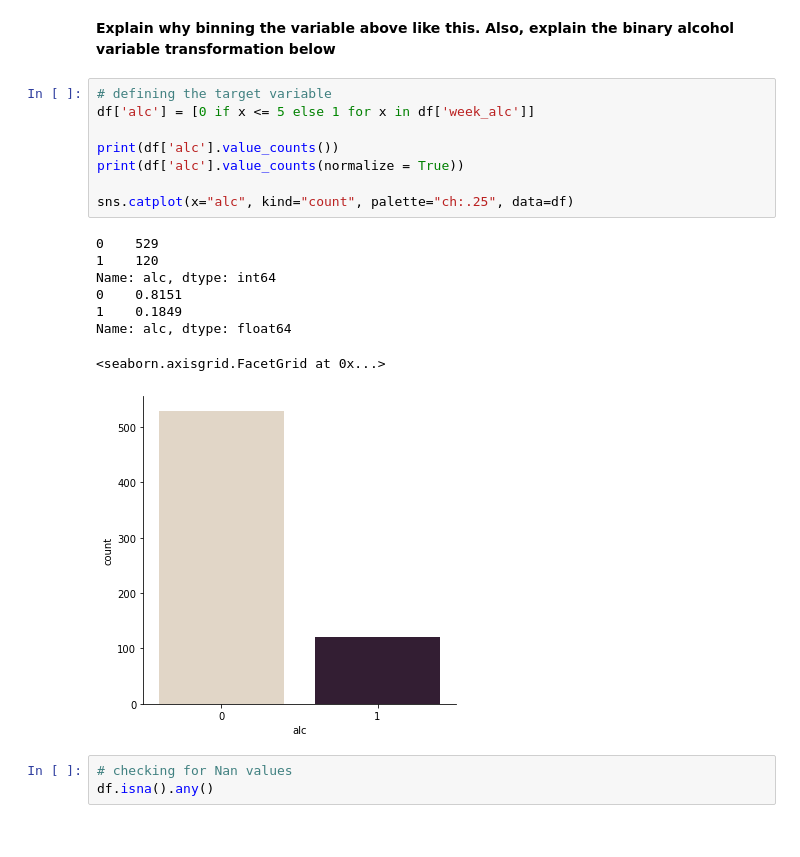
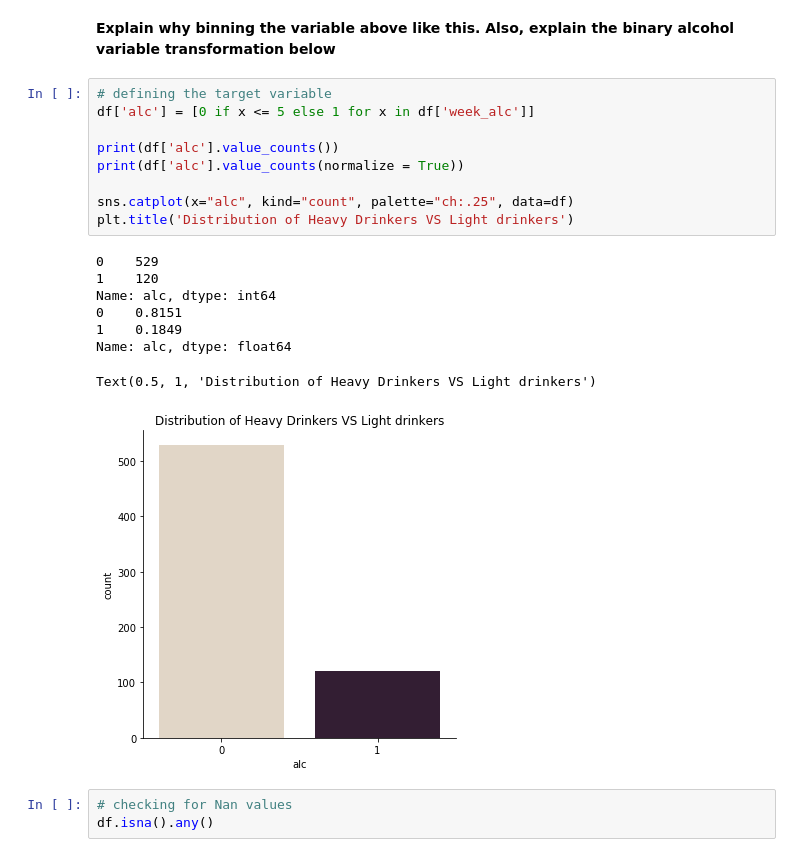
Before and after one commit to Yeshi341/Student_Alcohol_Consumption, a Jupyter notebook: EDA.ipynb, the cells around one changed output. Drawn from its saved outputs; the diff is of its cells as text.

```diff
--- a/EDA.ipynb
+++ b/EDA.ipynb
@@ -266,20 +266,21 @@ Name: week_alc, dtype: int64
 # %%
 # defining the target variable
 df['alc'] = [0 if x <= 5 else 1 for x in df['week_alc']]
 
 print(df['alc'].value_counts())
 print(df['alc'].value_counts(normalize = True))
 
 sns.catplot(x="alc", kind="count", palette="ch:.25", data=df)
+plt.title('Distribution of Heavy Drinkers VS Light drinkers')
 # %% [output]
 0    529
 1    120
 Name: alc, dtype: int64
 0    0.8151
 1    0.1849
 Name: alc, dtype: float64
-<seaborn.axisgrid.FacetGrid at 0x...>
+Text(0.5, 1, 'Distribution of Heavy Drinkers VS Light drinkers')
-[figure, old version]
+[figure, new version]
 # %%
 # checking for Nan values
 df.isna().any()
```
Also changed, not shown: parts of 32 cells of this notebook, 2 other files.
